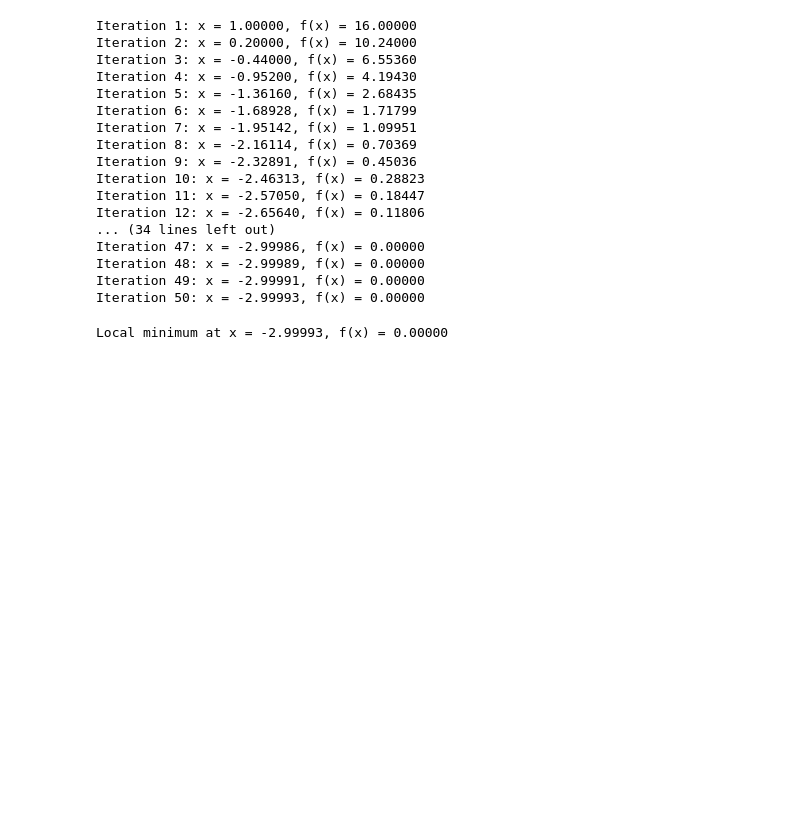
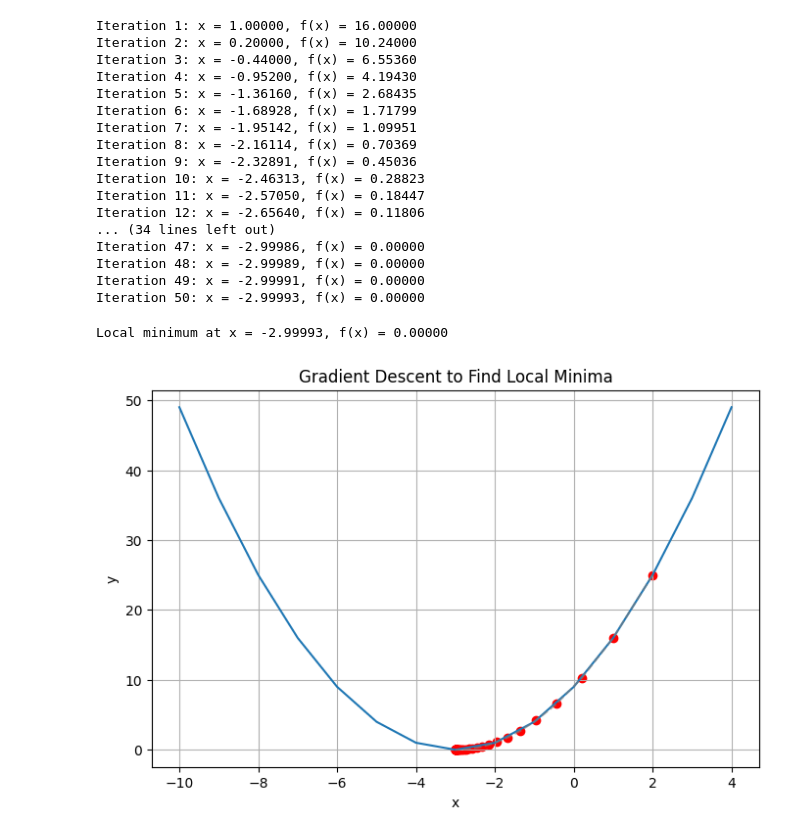
Before and after one commit to manavparmar044/BE-Assignments, a Jupyter notebook: Sem1/LP3/ML/assignment4.ipynb, the cells around one changed output. Drawn from its saved outputs; the diff is of its cells as text; code cells hidden in the pictures; blank space fills up the shorter version.

```diff
--- a/Sem1/LP3/ML/assignment4.ipynb
+++ b/Sem1/LP3/ML/assignment4.ipynb
@@ -47,5 +47,15 @@ Local minimum at x = -2.99993, f(x) = 0.00000
 # %%
 x_plot = [i for i in range(-10,5)]
 y_plot = [func(i) for i in x_plot]
 
 plt.figure(figsize = (8,5))
+plt.plot(x_plot, y_plot, label="y = (x + 3)^2")
+plt.scatter(x_vals, y_vals, color='red', label="Gradient Descent Steps")
+plt.plot(x_vals, y_vals, linestyle='--', color='gray', alpha=0.6)
+plt.title("Gradient Descent to Find Local Minima")
+plt.xlabel("x")
+plt.ylabel("y")
+plt.grid(True)
+plt.show()
+# %% [output]
+[figure, added]
```
Also changed, not shown: 8 other files.
